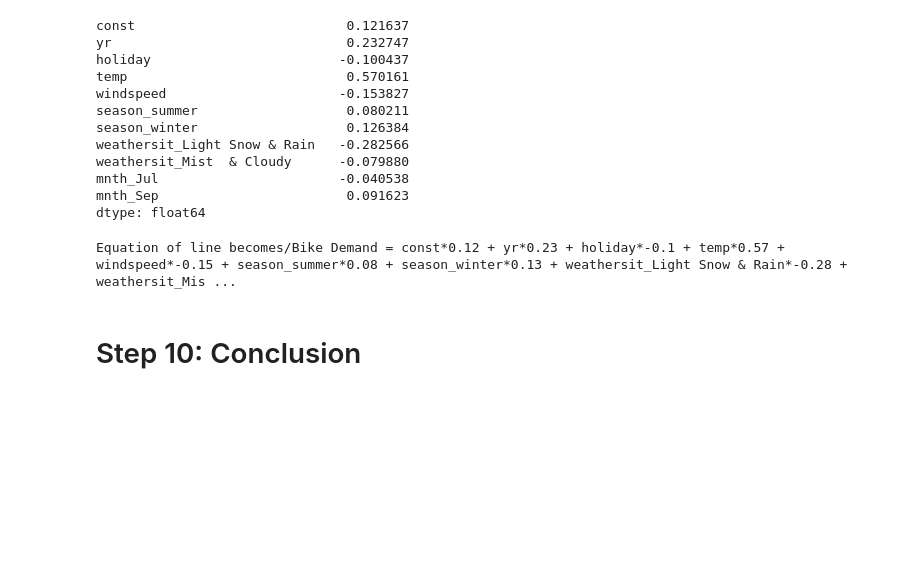
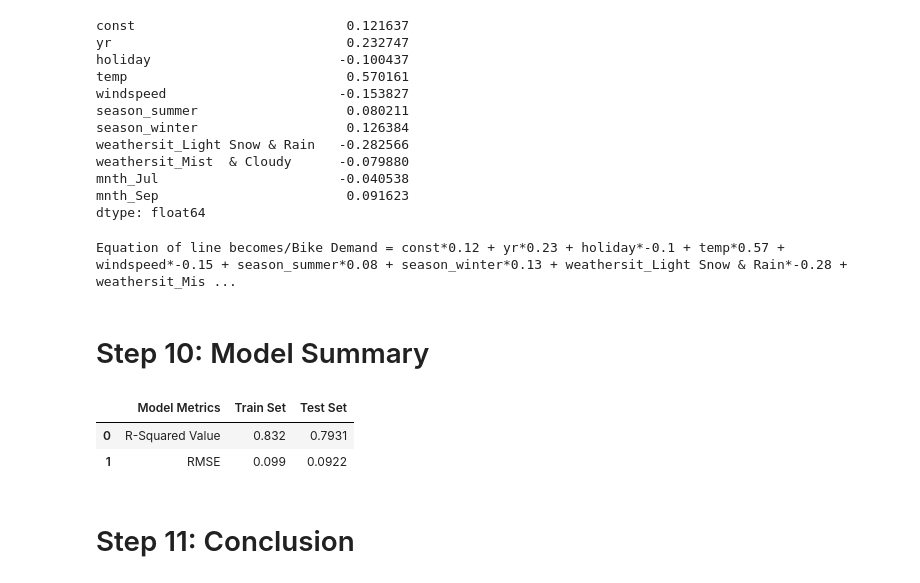
Before and after one commit to pallabb2021/Bike-Share, a Jupyter notebook: BikeDemandAnalysisProject.ipynb, the cells around one changed output. Cells and saved outputs as stored; diff of their text form; code cells hidden in the pictures; blank space fills up the shorter version.

```diff
--- a/BikeDemandAnalysisProject.ipynb
+++ b/BikeDemandAnalysisProject.ipynb
@@ -1085,6 +1108,18 @@ Y= Y[3:]
 print(f"Equation of line becomes/Bike Demand = {Y}")
 # %% [output]
 Equation of line becomes/Bike Demand = const*0.12 + yr*0.23 + holiday*-0.1 + temp*0.57 + windspeed*-0.15 + season_summer*0.08 + season_winter*0.13 + weathersit_Light Snow & Rain*-0.28 + weathersit_Mis ...
+# %% [markdown]
+# Step 10: Model Summary
+# %%
+model_summary = pd.DataFrame({"Model Metrics":["R-Squared Value","RMSE"],
+                         "Train Set":[0.8320,0.0990],
+                         "Test Set":[0.7931,0.0922]})
+# %%
+model_summary
+# %% [output]
+|  | Model Metrics | Train Set | Test Set |
+| 0 | R-Squared Value | 0.832 | 0.7931 |
+| 1 | RMSE | 0.099 | 0.0922 |
 # %% [markdown]
-# Step 10: Conclusion
+# Step 11: Conclusion
 # %% [markdown]
```
Also changed, not shown: parts of 13 cells of this notebook.
